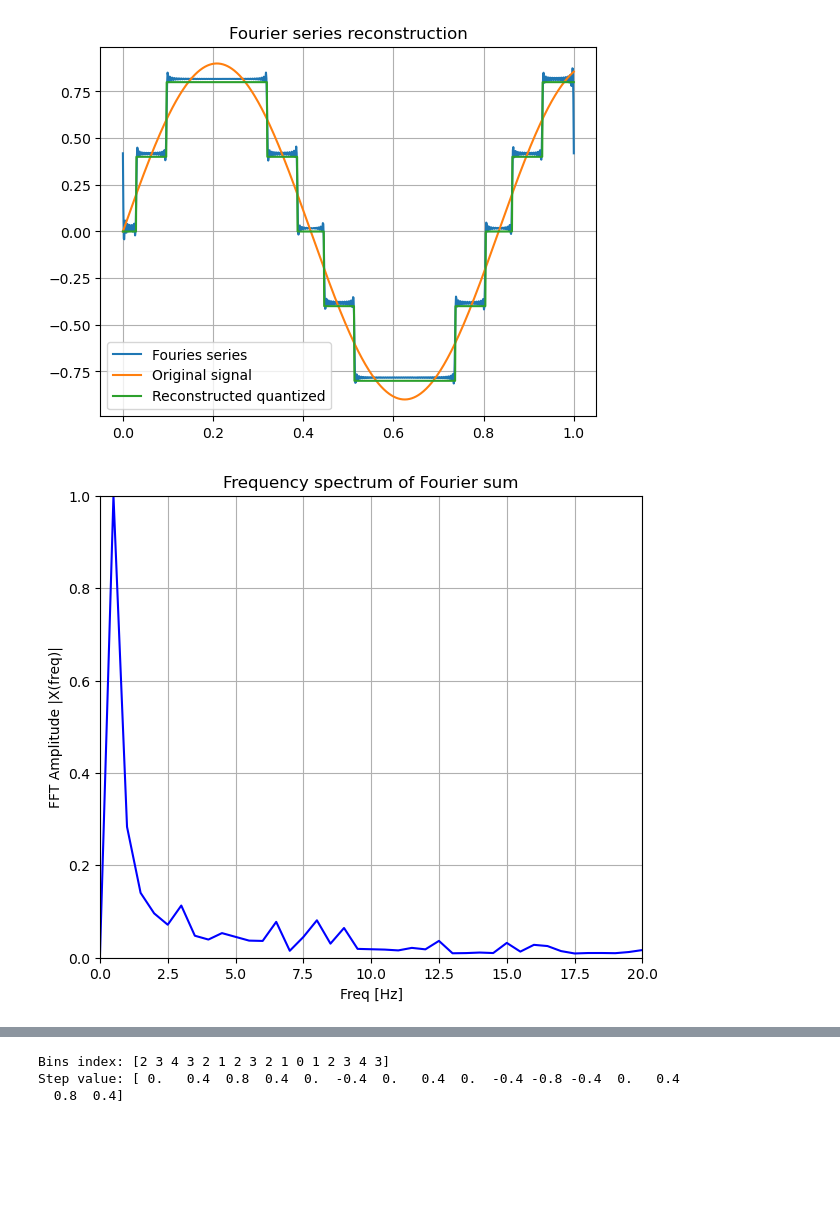
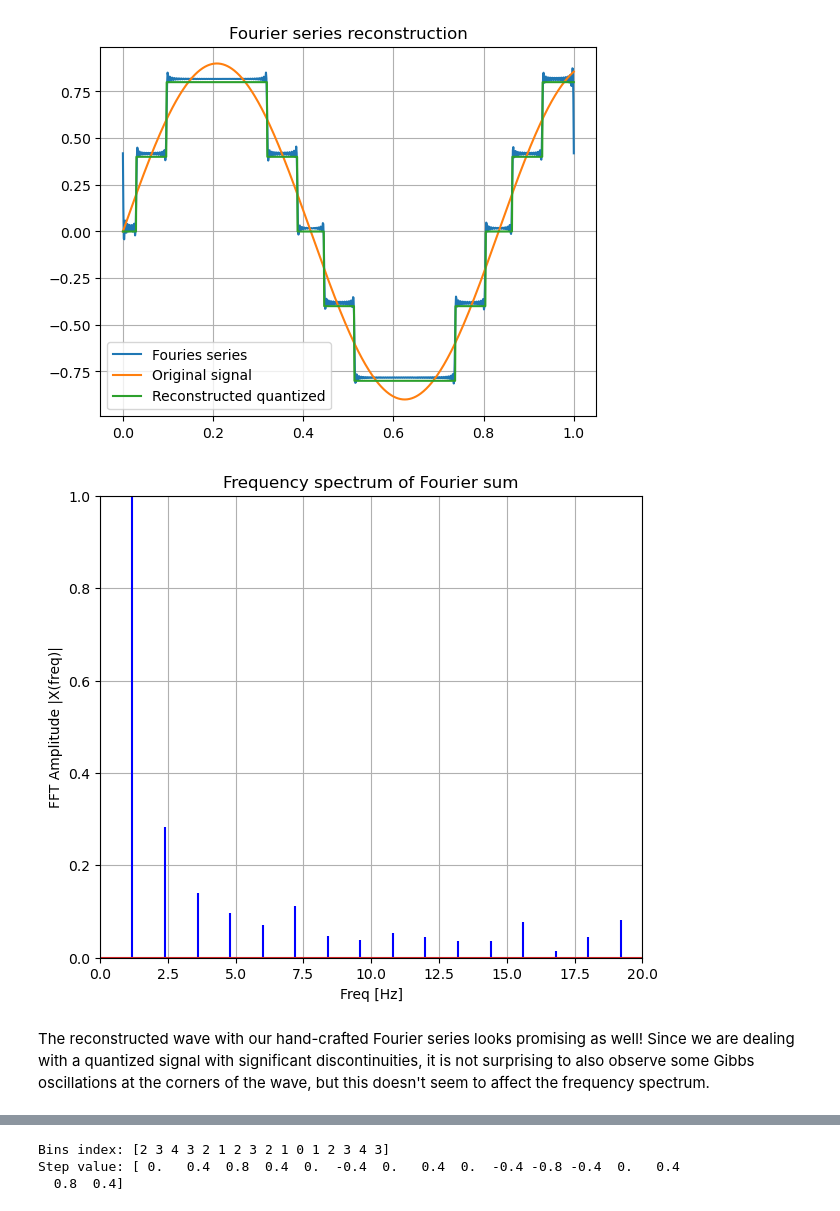
Before and after one commit to lindafabs/Semester-Project, a Jupyter notebook: Final_notebook.ipynb, the cells around one changed output, grey strips where cells are left out. Drawn from its saved outputs; the diff is of its cells as text; code cells hidden in the pictures; blank space fills up the shorter version.

```diff
--- a/Final_notebook.ipynb
+++ b/Final_notebook.ipynb
@@ -449,11 +450,13 @@ plt.grid()
 [figure]
 # %%
 # fourier frequency analysis
-freq_FS, X_FS = utils.fourier_analysis(FS_complete, fsmp = 500)
+freq_FS, X_FS = utils.fourier_analysis(FS_complete, fsmp = 1200)
 #---------------------------------------------------------
 plt.figure(figsize=(7, 6))
 utils.fourier_plot(freq_FS, X_FS, freq_lim=20, title="Frequency spectrum of Fourier sum")
 # %% [output]
-[figure, old version]
+[figure, new version]
+# %% [markdown]
+The reconstructed wave with our hand-crafted Fourier series looks promising as well! Since we are dealing with a quantized signal with significant discontinuities, it is not surprising to also observe some Gibbs oscillations at the corners of the wave, but this doesn't seem to affect the frequency spectrum.
 # %% [markdown]
 # 4. Binary wave reconstruction
```
Also changed, not shown: parts of 26 cells of this notebook, 4 other files.
